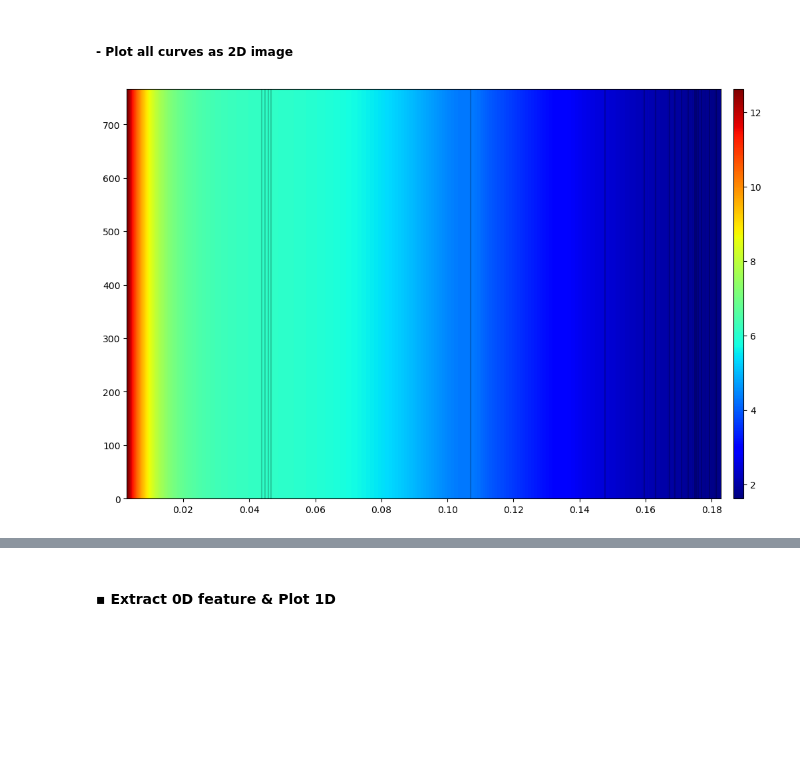
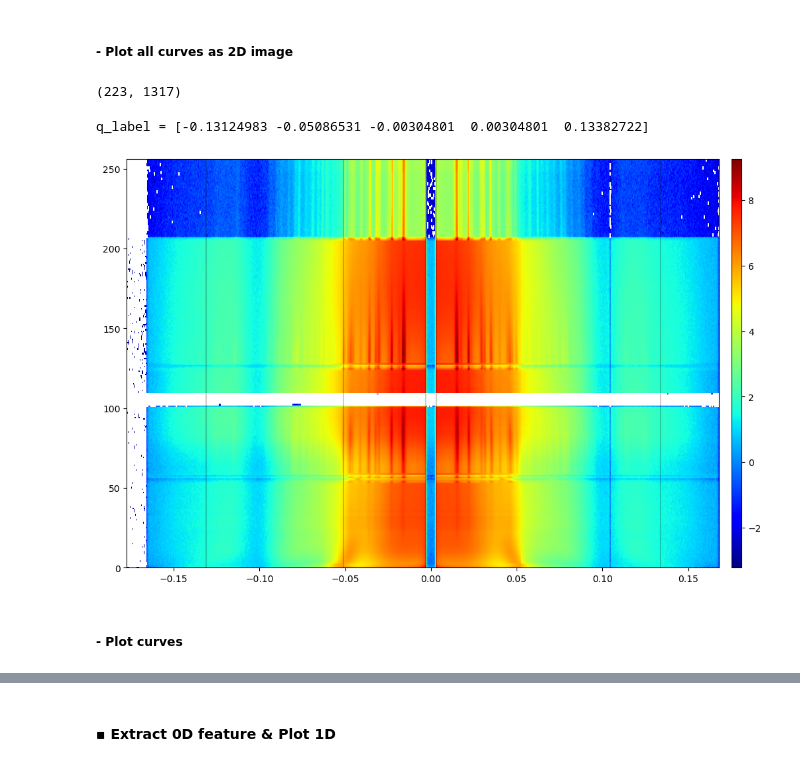
Before and after one commit to CFN-softbio/SciAnalysis, a Jupyter notebook: examples/beamlines/NSLSII_11BM_CMS/UShell/SciAnalysis_Basic_v1.ipynb, the cells around one changed output, grey strips where cells are left out. Drawn from its saved outputs; the diff is of its cells as text; code cells hidden in the pictures; blank space fills up the shorter version.

Commit message:
Minor fix for burst mode; Test for 2023-2/beamline/RLi2

```diff
--- a/examples/beamlines/NSLSII_11BM_CMS/UShell/SciAnalysis_Basic_v1.ipynb
+++ b/examples/beamlines/NSLSII_11BM_CMS/UShell/SciAnalysis_Basic_v1.ipynb
@@ -186,20 +203,27 @@ if 0: #SAXS
     exp = Experiment.experiment('Ag', folder=EXPR_DIR, det='saxs', beamline='cms') ##Experiment name: rbitrary or related to the sample name
     exp.dict['expinfo']['fn_patterns'] = ['*Ag*1016533*']
 
-if 0: #WAXS, temperature
-    EXPR_DIR = '/nsls2/data/cms/legacy/xf11bm/data/2023_1/beamline/ETsai2/'
-    exp = Experiment.experiment('PBG_run1', folder=EXPR_DIR, det='waxs', beamline='cms') ##Experiment name: rbitrary or related to the sample name
+if 1: #WAXS, temperature
+    EXPR_DIR = '/nsls2/data/cms/legacy/xf11bm/data/2023_1/beamline/ETsai2/'  ##SA
+    exp = Experiment.experiment('PBG_run1', folder=EXPR_DIR, det='waxs', beamline='cms')
     exp.dict['expinfo']['fn_patterns'] = ['*_PBG*run1*x0.0*y0.0*10133*']  #*10133
 
 if 0: #WAXS mapping
     EXPR_DIR = '/nsls2/data/cms/legacy/xf11bm/data/2022_3/RHeadrick3/'
-    exp = Experiment.experiment('B6_N3', folder=EXPR_DIR, det='waxs', beamline='cms') ##Experiment name: rbitrary or related to the sample name
+    exp = Experiment.experiment('B6_N3', folder=EXPR_DIR, det='waxs', beamline='cms')
     exp.dict['expinfo']['fn_patterns'] = ['*B6_N3_Trans3_map_vac_x*']
 
-if 1: #MAXS burstmode (series)
+if 0: #MAXS burstmode (series)
     EXPR_DIR = '/nsls2/data/cms/legacy/xf11bm/data/2023_1/LRichter2/MM389_KCl/'
-    exp = Experiment.experiment('MM389_KCl', folder=EXPR_DIR, det='maxs', series_measure=True, beamline='None') ##Experiment name: rbitrary or related to the sample name
+    exp = Experiment.experiment('MM389_KCl', folder=EXPR_DIR, det='maxs', series_measure=True, beamline='cms') ##Experiment name: rbitrary or related to the sample name
     exp.dict['expinfo']['fn_patterns'] = ['*MM389*run4*']
+
+if 1:
+    EXPR_DIR = '/nsls2/data/cms/legacy/xf11bm/data/2023_2/beamline/RLi2/'
+    exp = Experiment.experiment('B5', folder=EXPR_DIR, det='saxs', series_measure=False, beamline='cms') ##Experiment name: rbitrary or related to the sample name
+    exp.dict['expinfo']['fn_patterns'] = ['*B5-80*']
+
+
 
 
 
@@ -280,6 +307,6 @@ Databroker catelog currently not working unless at beamline.
 # %%
 ## Options: (1) load metadata from databroker at beamline. (2) load md from h5. (3) Extract info from filename
-md_load_option = 3
+md_load_option = 1
 
 ## Clear all metadata
 exp.dict['metadata'] = {}
@@ -287,7 +314,7 @@ exp.dict['metadata'] = {}
 
 ## Load metadata
 if md_load_option==1: # Load md from databroker, this only works at beamline
-    exp.dict['mdata_list'] = ['sample_clock', 'sample_temperature_D'] # Specify metedata to load
+    exp.dict['mdata_list'] = ['sample_clock'] # Specify metedata to load
     exp.loadMetadata()
     print(exp.dict['metadata'].keys())
 
@@ -310,18 +337,18 @@ elif md_load_option==3: ## If databroker md is not available nor saved
         temp = infile.split('_')
         if ii==0: print(temp)
 
-        #Ts.append(float(infile.split('Linkam')[1].split('C')[0]))
+        Ts.append(float(infile.split('Linkam')[1].split('C')[0]))
         #sample_x.append(float(temp[-4][1:]))
         #sample_y.append(float(temp[-3][1:]))
 
-        Ts.append(float(infile.split('RH')[1].split('_x')[0]))
+        #Ts.append(float(infile.split('RH')[1].split('_x')[0]))
         #scan_id.append(int(temp[-1]))
-        frames.append(int(temp[-1]))
+        #frames.append(int(temp[-1]))
 
     exp.dict['metadata']['sample_temperature_D'] = Ts
     #exp.dict['metadata']['sample_x'] = np.array(sample_x)
     #exp.dict['metadata']['sample_y'] = np.array(sample_y)
-    exp.dict['metadata']['frames'] = frames
+    #exp.dict['metadata']['frames'] = frames
 
     print(exp.dict['metadata'].keys())
 
@@ -627,8 +686,7 @@ flag_log = 1
 %matplotlib inline
 #%matplotlib ipympl
 plt.figure(1, figsize=(12,5)); plt.clf()
-q_peaks = Tools.plot_peaks(line_plot, N_peaks_find = 25, fit_param=[0, 1, 0.001], flag_log=flag_log, line_color='k', label_color='r', verbose=1)  #Tools.rand_color(0.5, 0.8)
-
+q_peaks = Tools.plot_peaks(line_plot, N_peaks_find = 5, fit_param=[0, 1, 0.001], flag_log=flag_log, line_color='k', label_color='r', verbose=1)  #Tools.rand_color(0.5, 0.8)
 
 q_label = [0.1076]
 for q in q_label:
@@ -700,25 +705,32 @@ KeyError: 'sample_temperature_D'
 # %% [markdown]
 ##### - __Plot all curves as 2D image__
+# %%
+I_stack.shape
+# %% [output]
+(223, 1317)
 # %%
 q_label = q_peaks #[1.278, 1.88, 2.219, 2.564, 2.905]; # Label the lines
 flag_log = True
 
-protocol = 'circular_average'
-#protocol = list(exp.dict['analysis'].keys())[-1]
-
+#protocol = 'circular_average'
+protocol = list(exp.dict['analysis'].keys())[-1]
 
 
 x_axis = exp.dict['analysis'][protocol]['q']
 I_stack = exp.dict['analysis'][protocol]['I_stack']
 if flag_log:
     I_stack = np.log(I_stack)
 
 %matplotlib inline
 plt.figure(2, figsize=(12,8)); plt.clf()
-plt.imshow(I_stack, origin='lower', cmap='jet', extent = [np.min(x_axis), np.max(x_axis), 0, I_stack.shape[1]],  aspect='auto') #aspect='auto' 0.005
+plt.imshow(I_stack, origin='lower', cmap='jet', extent = [np.min(x_axis), np.max(x_axis), 0, I_stack.shape[0]],  aspect='auto') #aspect='auto' 0.005
 cbar = plt.colorbar(fraction=0.02, pad=0.02, aspect=40)
 
+print('q_label = {}'.format(q_label))
 for q in q_label:
-    plt.plot([q, q], [0, I_stack.shape[1]], 'k',  alpha=0.2)
+    plt.plot([q, q], [0, I_stack.shape[0]], 'k',  alpha=0.2)
 # %% [output]
+q_label = [-0.13124983 -0.05086531 -0.00304801  0.00304801  0.13382722]
-[figure, old version]
+[figure, new version]
+# %% [markdown]
+##### - __Plot curves__
```
Also changed, not shown: parts of 34 cells of this notebook, 1 other file.
